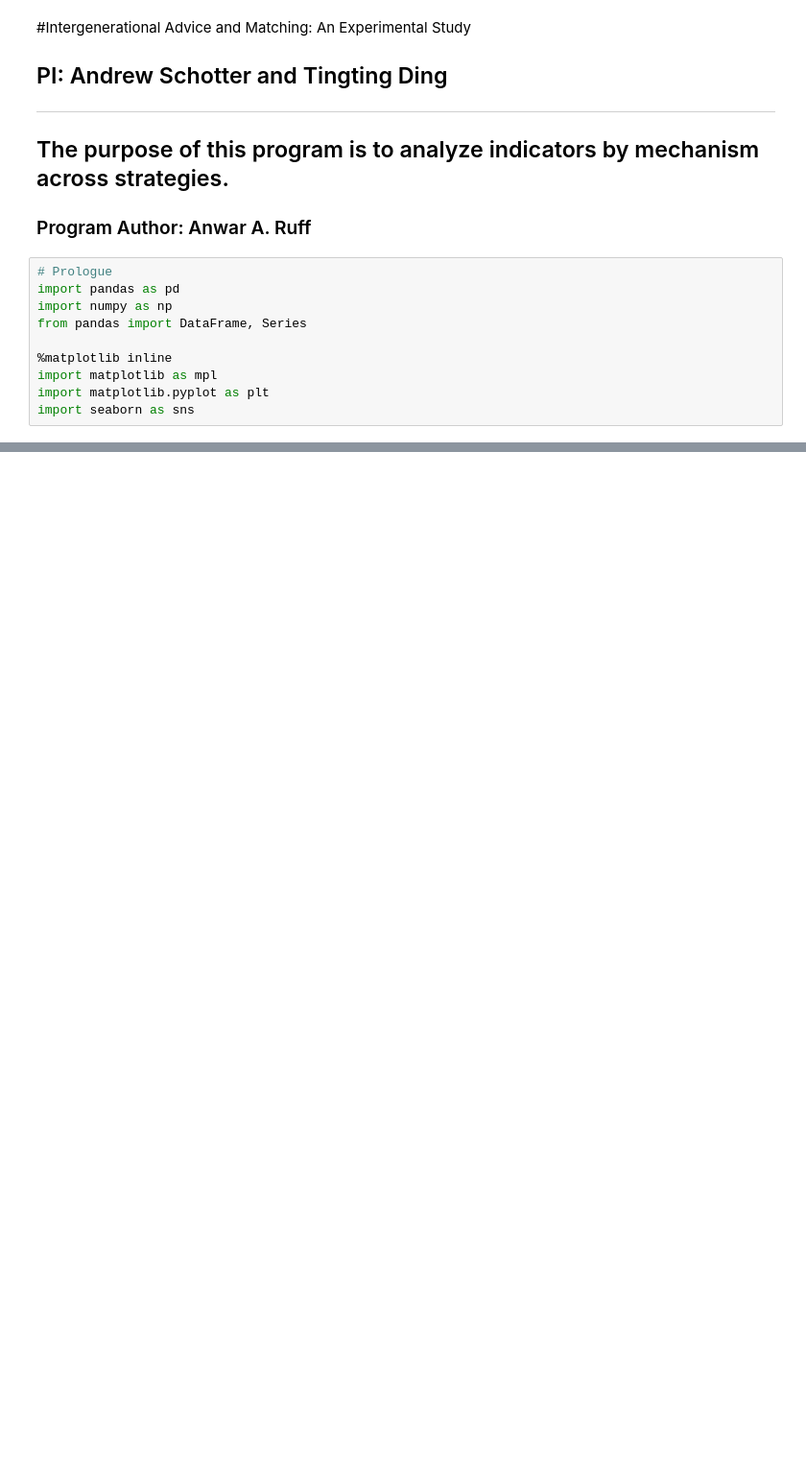
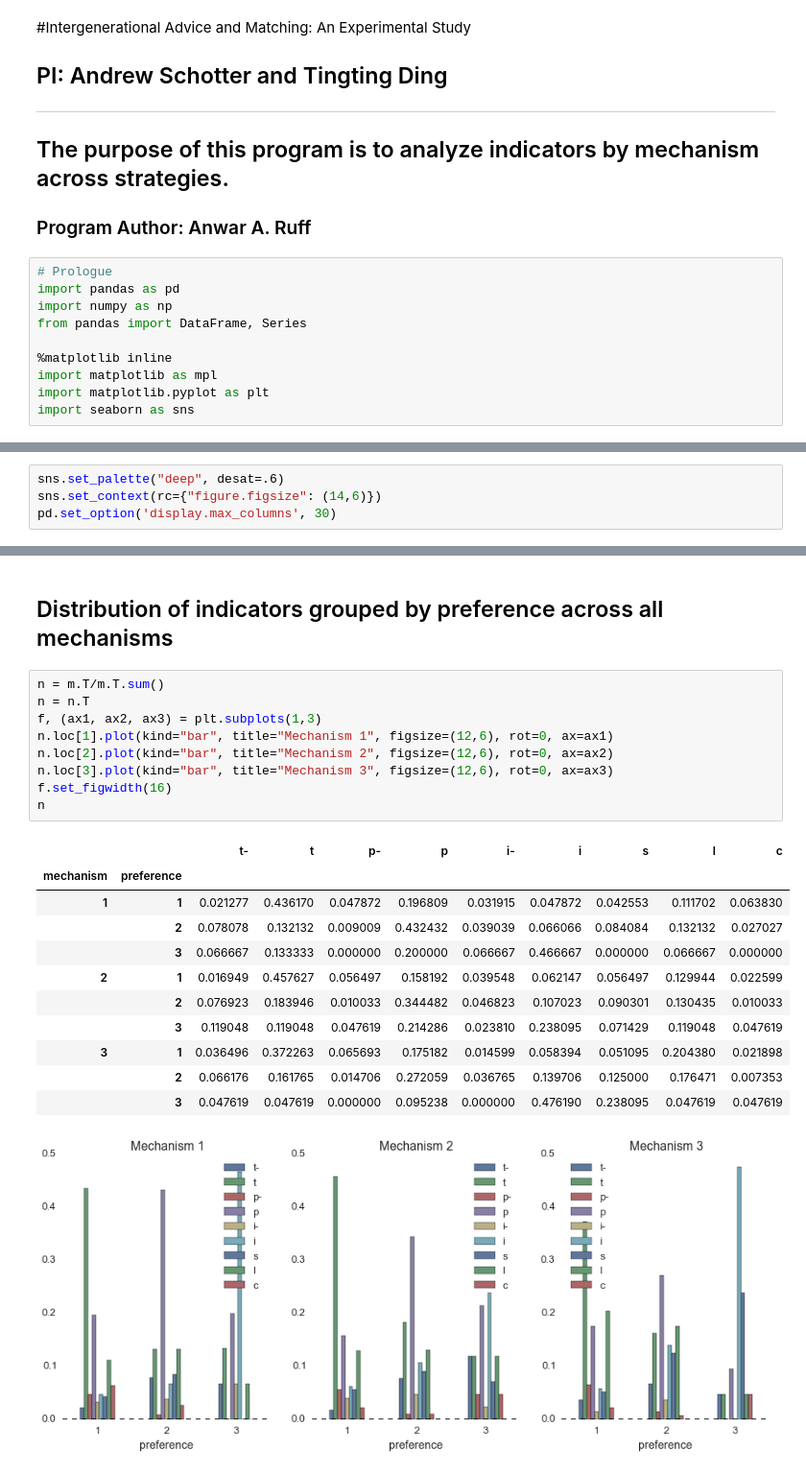
Before and after one commit to aaruff/Intergenerational-Advice-and-Matching---Indicator-Analysis, a Jupyter notebook: Schotter_Ding_Indicator_Analysis.ipynb, the cells around one changed output, grey strips where cells are left out. Shown at 96% size. Saved outputs shown, nothing was run; the diff lists cells and outputs as text; blank space fills up the shorter version.

```diff
--- a/Schotter_Ding_Indicator_Analysis.ipynb
+++ b/Schotter_Ding_Indicator_Analysis.ipynb
@@ -147,0 +19,4 @@ m3.plot(kind="bar", title="Mechanism 3", figsize=(12,6), rot=0)
+# %%
+sns.set_palette("deep", desat=.6)
+sns.set_context(rc={"figure.figsize": (14,6)})
+pd.set_option('display.max_columns', 30)
@@ -147,0 +76,24 @@ m3.plot(kind="bar", title="Mechanism 3", figsize=(12,6), rot=0)
+# %% [markdown]
+## Distribution of indicators grouped by preference across all mechanisms
+# %%
+n = m.T/m.T.sum()
+n = n.T
+f, (ax1, ax2, ax3) = plt.subplots(1,3)
+n.loc[1].plot(kind="bar", title="Mechanism 1", figsize=(12,6), rot=0, ax=ax1)
+n.loc[2].plot(kind="bar", title="Mechanism 2", figsize=(12,6), rot=0, ax=ax2)
+n.loc[3].plot(kind="bar", title="Mechanism 3", figsize=(12,6), rot=0, ax=ax3)
+f.set_figwidth(16)
+n
+# %% [output]
+|  |  | t- | t | p- | p | i- | i | s | l | c |
+| mechanism | preference |  |  |  |  |  |  |  |  |  |
+| 1 | 1 | 0.021277 | 0.436170 | 0.047872 | 0.196809 | 0.031915 | 0.047872 | 0.042553 | 0.111702 | 0.063830 |
+|  | 2 | 0.078078 | 0.132132 | 0.009009 | 0.432432 | 0.039039 | 0.066066 | 0.084084 | 0.132132 | 0.027027 |
+|  | 3 | 0.066667 | 0.133333 | 0.000000 | 0.200000 | 0.066667 | 0.466667 | 0.000000 | 0.066667 | 0.000000 |
+| 2 | 1 | 0.016949 | 0.457627 | 0.056497 | 0.158192 | 0.039548 | 0.062147 | 0.056497 | 0.129944 | 0.022599 |
+|  | 2 | 0.076923 | 0.183946 | 0.010033 | 0.344482 | 0.046823 | 0.107023 | 0.090301 | 0.130435 | 0.010033 |
+|  | 3 | 0.119048 | 0.119048 | 0.047619 | 0.214286 | 0.023810 | 0.238095 | 0.071429 | 0.119048 | 0.047619 |
+| 3 | 1 | 0.036496 | 0.372263 | 0.065693 | 0.175182 | 0.014599 | 0.058394 | 0.051095 | 0.204380 | 0.021898 |
+|  | 2 | 0.066176 | 0.161765 | 0.014706 | 0.272059 | 0.036765 | 0.139706 | 0.125000 | 0.176471 | 0.007353 |
+|  | 3 | 0.047619 | 0.047619 | 0.000000 | 0.095238 | 0.000000 | 0.476190 | 0.238095 | 0.047619 | 0.047619 |
+[figure, added]
```
Also changed, not shown: parts of 41 cells of this notebook.
